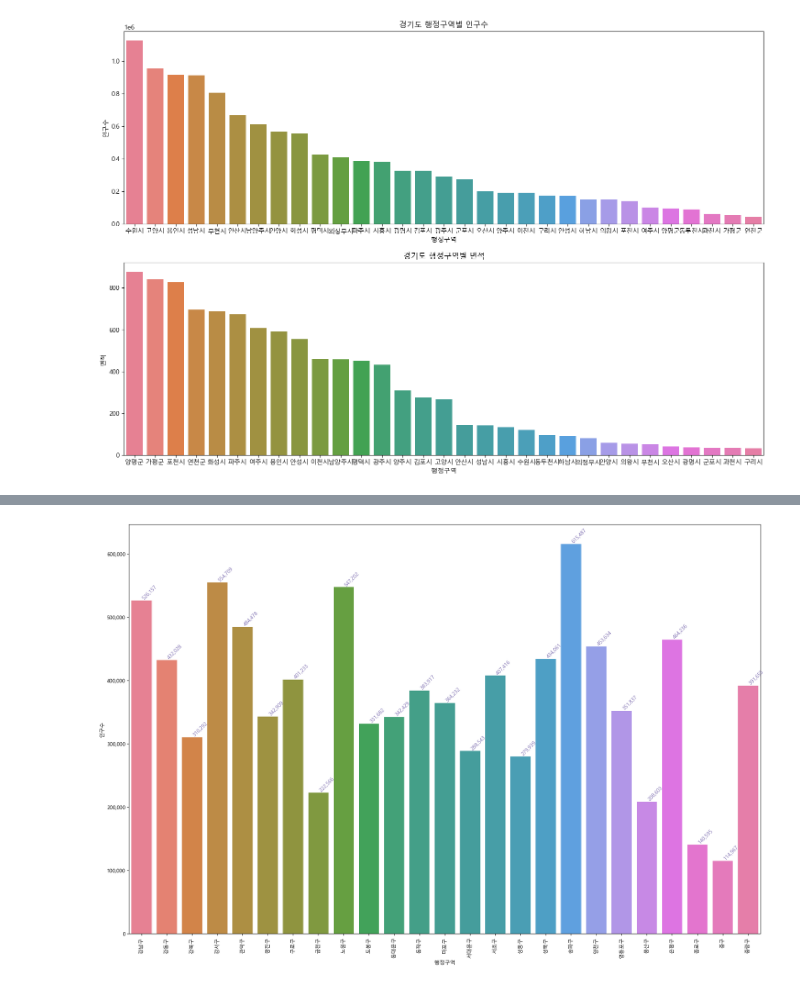
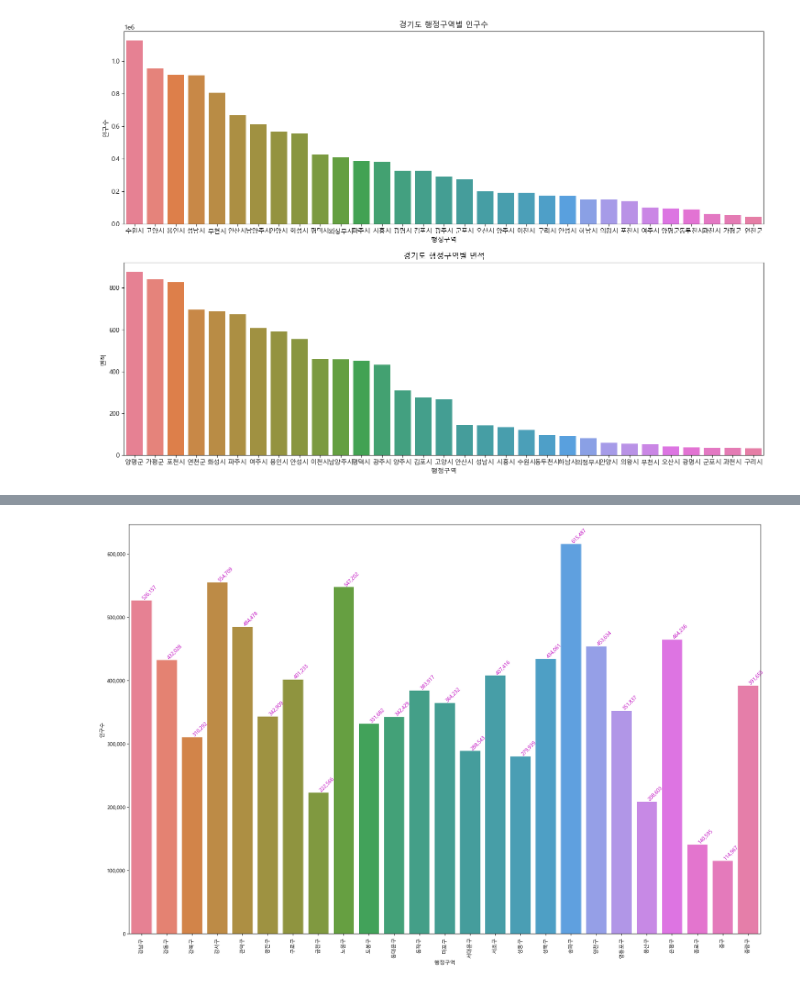
Before and after one commit to seoyeon020/Python_Webscraping_Analysis, a Jupyter notebook: 03.행정구역정보_분석과시각화.ipynb, the cells around one changed output, grey strips where cells are left out. Drawn from its saved outputs; the diff is of its cells as text; code cells hidden in the pictures.

```diff
--- a/03.행정구역정보_분석과시각화.ipynb
+++ b/03.행정구역정보_분석과시각화.ipynb
@@ -911,0 +925,3 @@ Axes(0.125,0.11;0.775x0.35)
+# %%
+for i, v in enumerate(seoul_df["인구수"].items()):
+    print(i,v[1])
@@ -912,16 +946,16 @@ Axes(0.125,0.11;0.775x0.35)
 # %%
-# figure, ax1 = plt.subplots(nrows=1, ncols=1)
-# figure.set_size_inches(18,12)
-# sns.barplot(data=seoul_df, x="행정구역", y="인구수", ax=ax1,hue='행정구역')
+figure, ax1 = plt.subplots(nrows=1, ncols=1)
+figure.set_size_inches(18,12)
+sns.barplot(data=seoul_df, x="행정구역", y="인구수", ax=ax1,hue='행정구역')
 
 #y축의 label값에 ,(콤마) 출력하기
-# ax1.get_yaxis().set_major_formatter(plt.FuncFormatter(lambda x, loc: "{:,}".format(int(x))))
+ax1.get_yaxis().set_major_formatter(plt.FuncFormatter(lambda x, loc: "{:,}".format(int(x))))
 
 
-# for item in ax1.get_xticklabels():
-#     item.set_rotation(90)
-# for i, v in enumerate(seoul_df["인구수"].items()):
-#     ax1.text(i ,v[1], "{:,}".format(v[1]), color='m', va ='bottom', rotation=45)
-# plt.tight_layout()
+for item in ax1.get_xticklabels():
+    item.set_rotation(90)
+for i, v in enumerate(seoul_df["인구수"].items()):
+    ax1.text(i ,v[1], "{:,}".format(v[1]), color='m', va ='bottom', rotation=45)
+plt.tight_layout()
 # %% [output]
-[figure, old version]
+[figure, new version]
```
Also changed, not shown: parts of 3 cells of this notebook.
